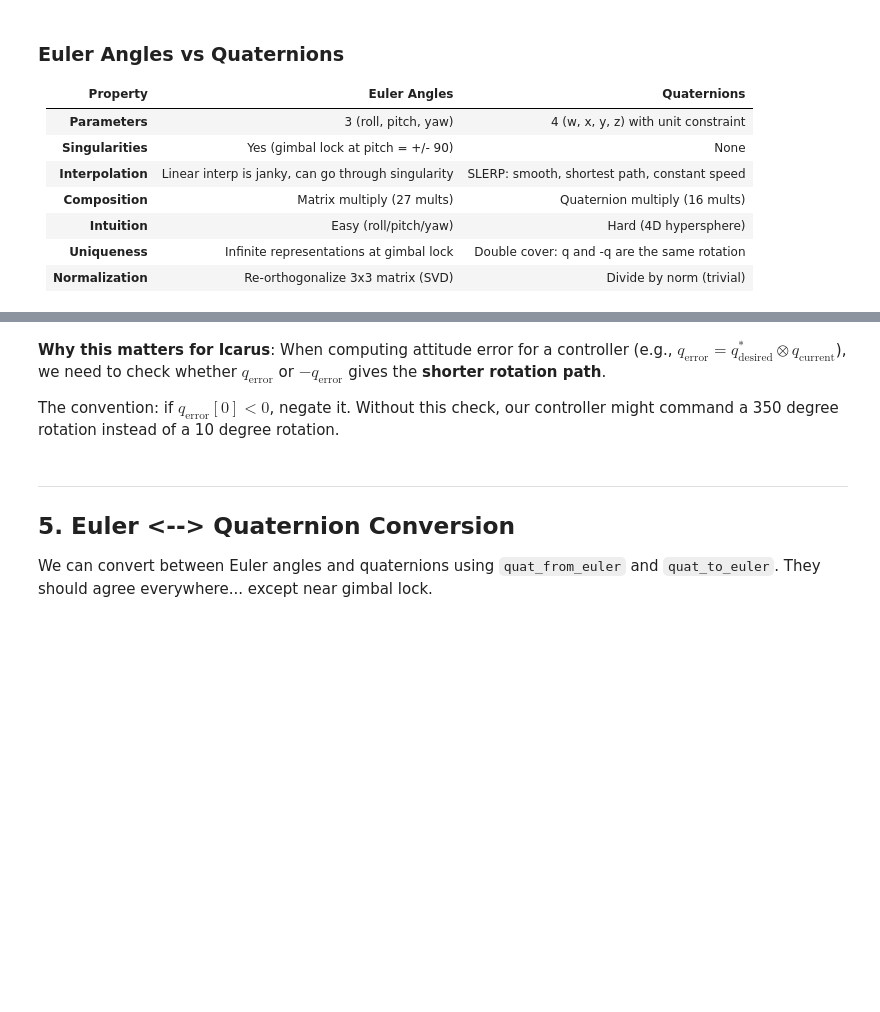
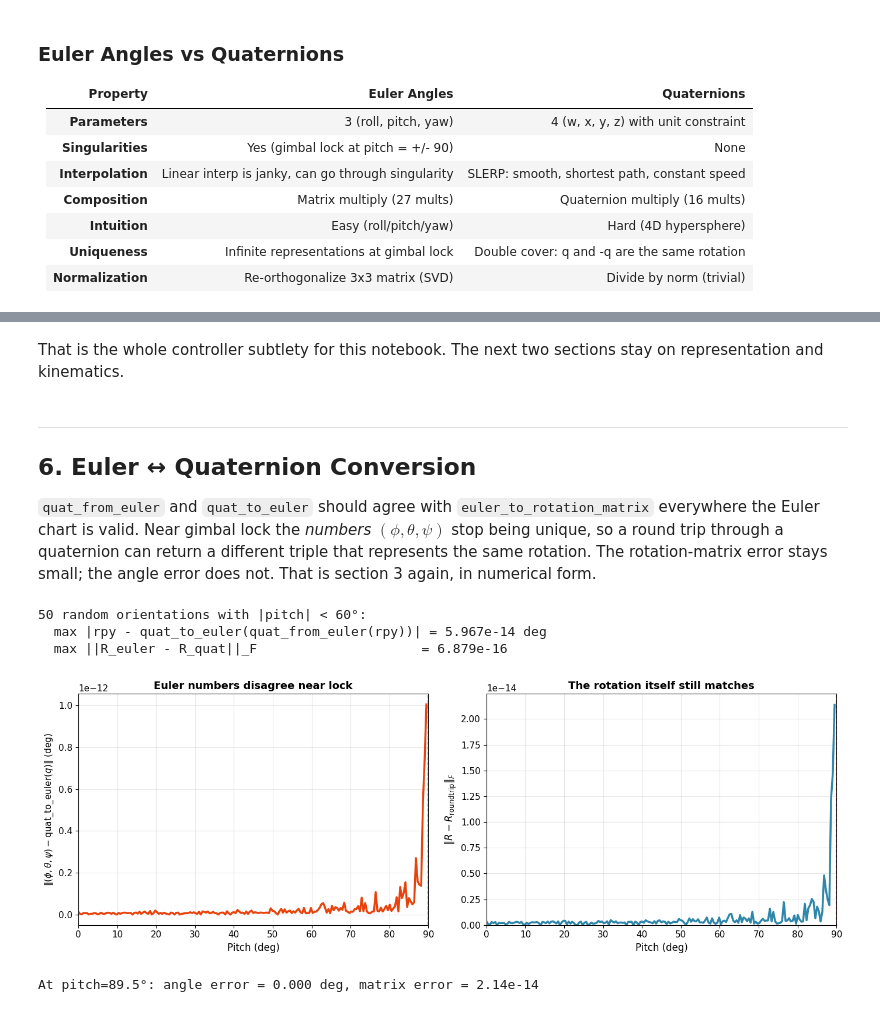
Before and after one commit to abhi-kirk/ARES-Icarus, a Jupyter notebook: learn-rocket-dynamics/02_rotations.ipynb, the cells around one changed output, grey strips where cells are left out. Cells and saved outputs as stored; diff of their text form; code cells hidden in the pictures; blank space fills up the shorter version.

```diff
--- a/learn-rocket-dynamics/02_rotations.ipynb
+++ b/learn-rocket-dynamics/02_rotations.ipynb
@@ -872,13 +968,71 @@ Here's a subtlety that can bite us when building attitude controllers. Quaternio
 # %% [markdown]
-**Why this matters for Icarus**: When computing attitude error for a controller (e.g., $q_{\text{error}} = q_{\text{desired}}^* \otimes q_{\text{current}}$), we need to check whether $q_{\text{error}}$ or $-q_{\text{error}}$ gives the **shorter rotation path**.
-
-The convention: if $q_{\text{error}}[0] < 0$, negate it. Without this check, our controller might command a 350 degree rotation instead of a 10 degree rotation.
+That is the whole controller subtlety for this notebook. The next two sections stay on representation and kinematics.
 # %% [markdown]
 ---
-## 5. Euler <--> Quaternion Conversion
+## 6. Euler ↔ Quaternion Conversion
 
-We can convert between Euler angles and quaternions using `quat_from_euler` and `quat_to_euler`. They should agree everywhere... except near gimbal lock.
+`quat_from_euler` and `quat_to_euler` should agree with `euler_to_rotation_matrix` everywhere the Euler chart is valid. Near gimbal lock the *numbers* $(\phi, \theta, \psi)$ stop being unique, so a round trip through a quaternion can return a different triple that represents the same rotation. The rotation-matrix error stays small; the angle error does not. That is section 3 again, in numerical form.
 # %%
-# Test round-trip conversion from random orientations
+# Round-trip: random Euler angles -> quaternion -> Euler -> rotation matrices
+rng = np.random.default_rng(0)
+n_samples = 50
+angle_errors = []
+matrix_errors = []
+
+for _ in range(n_samples):
+    rpy = rng.uniform(-np.pi / 3, np.pi / 3, size=3)  # stay well away from ±90°
+    R = euler_to_rotation_matrix(*rpy)
+    q = quat_from_euler(*rpy)
+    rpy_back = quat_to_euler(q)
+    R_back = euler_to_rotation_matrix(*rpy_back)
+    R_from_q = quat_to_rotation_matrix(q)
+    angle_errors.append(np.linalg.norm(np.degrees(rpy - rpy_back)))
+    matrix_errors.append(np.linalg.norm(R - R_from_q, 'fro'))
+
+print(f'{n_samples} random orientations with |pitch| < 60°:')
+print(f'  max |rpy - quat_to_euler(quat_from_euler(rpy))| = {np.max(angle_errors):.3e} deg')
+print(f'  max ||R_euler - R_quat||_F                     = {np.max(matrix_errors):.3e}')
+# %% [output]
+50 random orientations with |pitch| < 60°:
+  max |rpy - quat_to_euler(quat_from_euler(rpy))| = 5.967e-14 deg
+  max ||R_euler - R_quat||_F                     = 6.879e-16
 # %%
-# Now test NEAR gimbal lock; sweep pitch and measure conversion error between Euler and quaternion representations
+# Sweep pitch toward lock. Angle round-trip can look terrible; the rotation does not.
+roll0, yaw0 = np.radians(20.0), np.radians(30.0)
+pitch_range = np.radians(np.linspace(0.0, 89.5, 200))
+
+angle_err = []
+matrix_err = []
+for pitch in pitch_range:
+    rpy = np.array([roll0, pitch, yaw0])
+    R = euler_to_rotation_matrix(*rpy)
+    q = quat_from_euler(*rpy)
+    rpy_back = quat_to_euler(q)
+    R_back = euler_to_rotation_matrix(*rpy_back)
+    angle_err.append(np.linalg.norm(np.degrees(rpy - rpy_back)))
+    matrix_err.append(np.linalg.norm(R - R_back, 'fro'))
+
+fig, (ax_left, ax_right) = plt.subplots(1, 2, figsize=(14, 5))
+ax_left.plot(np.degrees(pitch_range), angle_err, color=C_ACCENT, lw=2.5)
+ax_left.axvline(90, color=C_RED, ls='--', lw=1.2, alpha=0.8)
+ax_left.set_xlabel('Pitch (deg)', fontsize=12)
+ax_left.set_ylabel(r'$\|(\phi,\theta,\psi) - \mathrm{quat\_to\_euler}(q)\|$ (deg)', fontsize=11)
+ax_left.set_title('Euler numbers disagree near lock', fontsize=13, fontweight='bold')
+ax_left.set_xlim(0, 90)
+
+ax_right.plot(np.degrees(pitch_range), matrix_err, color=C_BODY, lw=2.5)
+ax_right.axvline(90, color=C_RED, ls='--', lw=1.2, alpha=0.8)
+ax_right.set_xlabel('Pitch (deg)', fontsize=12)
+ax_right.set_ylabel(r'$\|R - R_{\mathrm{roundtrip}}\|_F$', fontsize=12)
+ax_right.set_title('The rotation itself still matches', fontsize=13, fontweight='bold')
+ax_right.set_xlim(0, 90)
+ax_right.set_ylim(bottom=0)
+
+plt.tight_layout()
+plt.show()
+
+print(f'At pitch={np.degrees(pitch_range[-1]):.1f}°: angle error = {angle_err[-1]:.3f} deg, '
+      f'matrix error = {matrix_err[-1]:.2e}')
+# %% [output]
+[figure, added]
+At pitch=89.5°: angle error = 0.000 deg, matrix error = 2.14e-14
```
Also changed, not shown: parts of 18 cells of this notebook, 5 other files.
